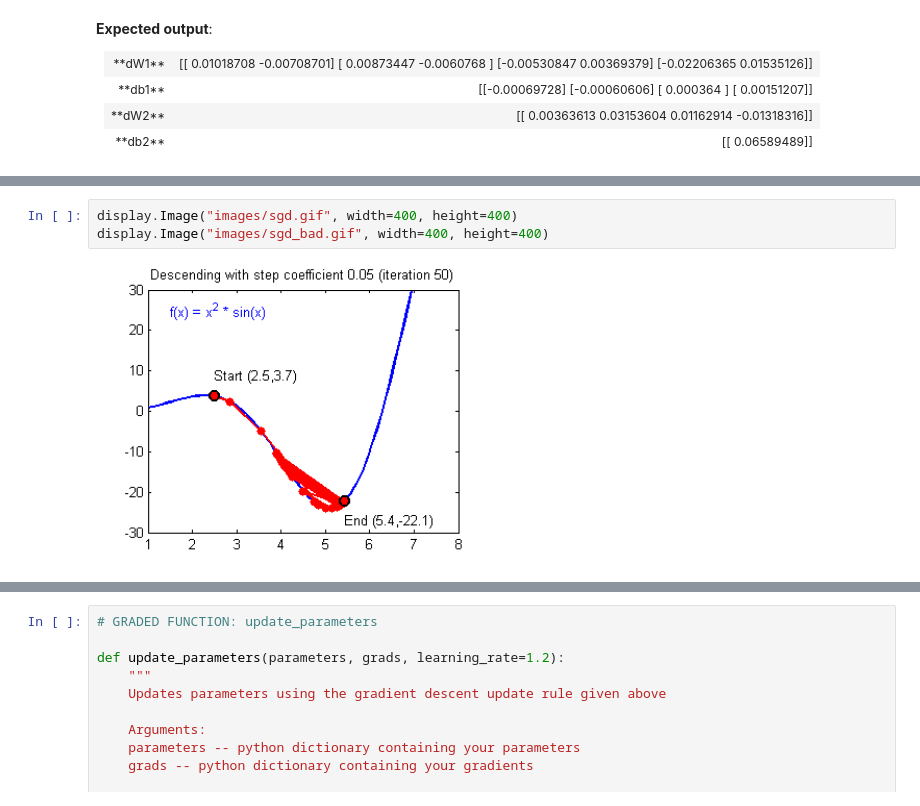
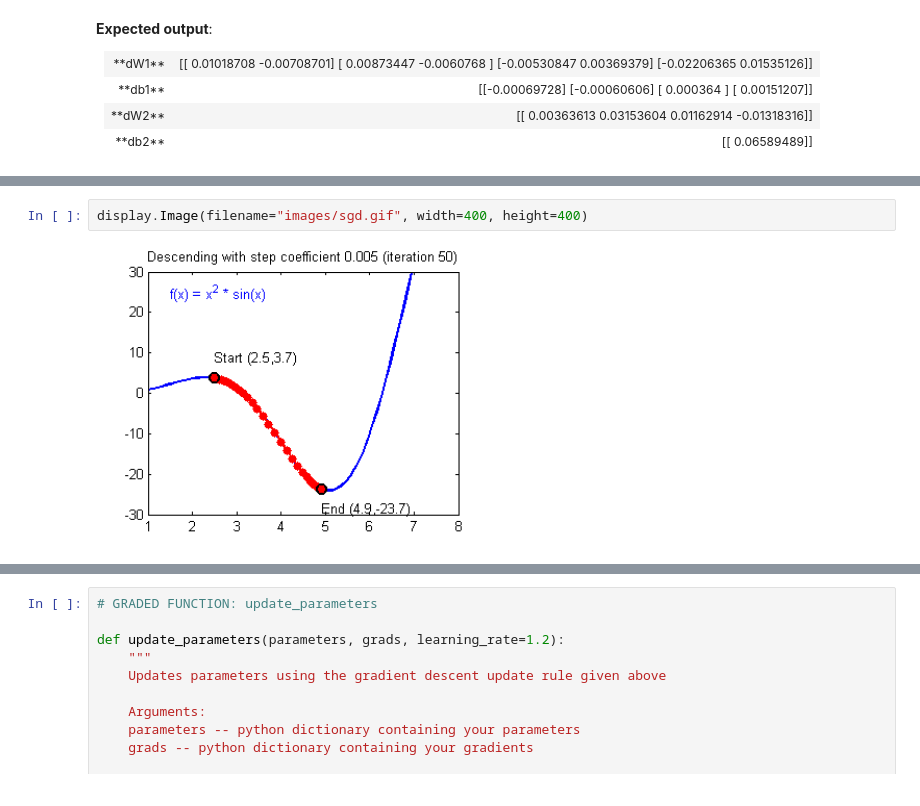
Before and after one commit to MortezaKamrani/ML, a Jupyter notebook: C1 Neural Networks and Deep Learning/Week3/MyPlanar data classification with one hidden layer.ipynb, the cells around one changed output, grey strips where cells are left out. Drawn from its saved outputs; the diff is of its cells as text.

```diff
--- a/C1 Neural Networks and Deep Learning/Week3/MyPlanar data classification with one hidden layer.ipynb
+++ b/C1 Neural Networks and Deep Learning/Week3/MyPlanar data classification with one hidden layer.ipynb
@@ -597,5 +596,4 @@ db2 = [[0.06589489]]
 # %%
-display.Image("images/sgd.gif", width=400, height=400)
-display.Image("images/sgd_bad.gif", width=400, height=400)
+display.Image(filename="images/sgd.gif", width=400, height=400)
 # %% [output]
-[figure, old version]
+[figure, new version]
```
Also changed, not shown: parts of 3 cells of this notebook.
